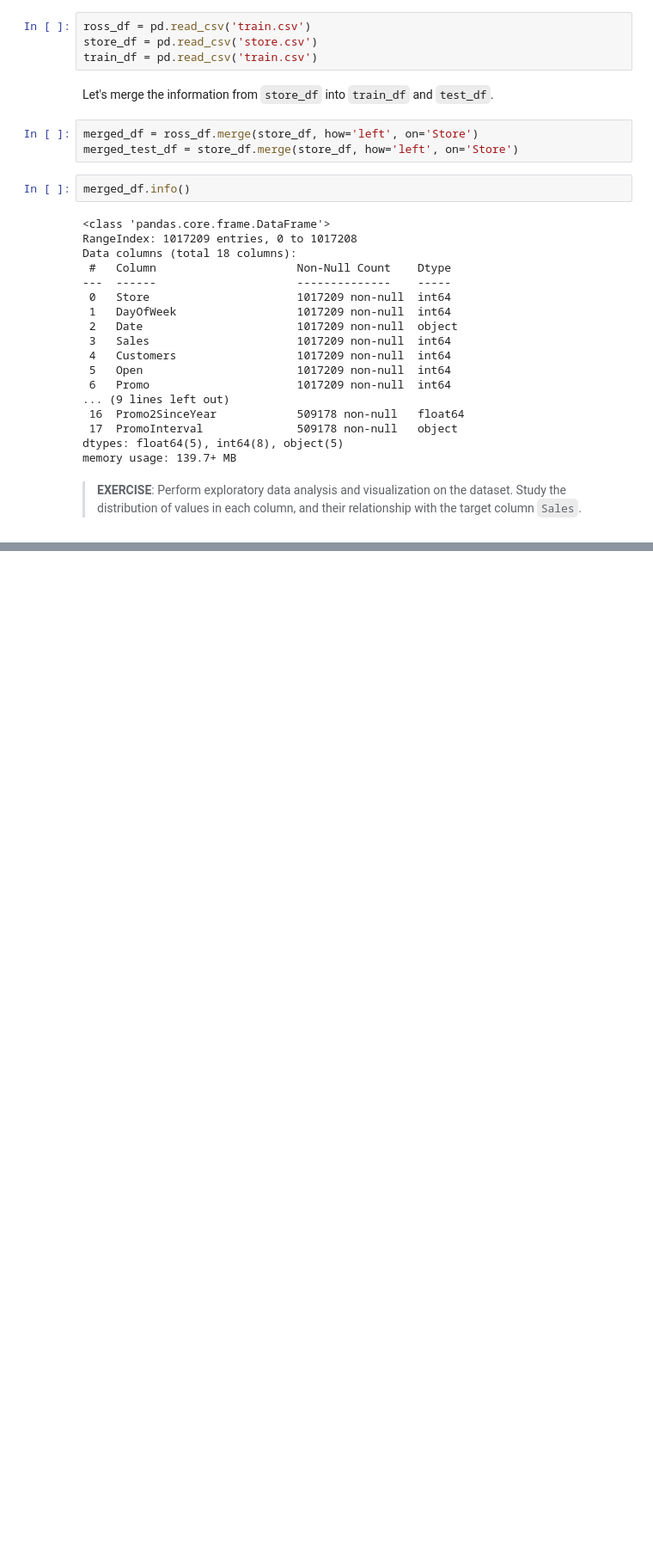
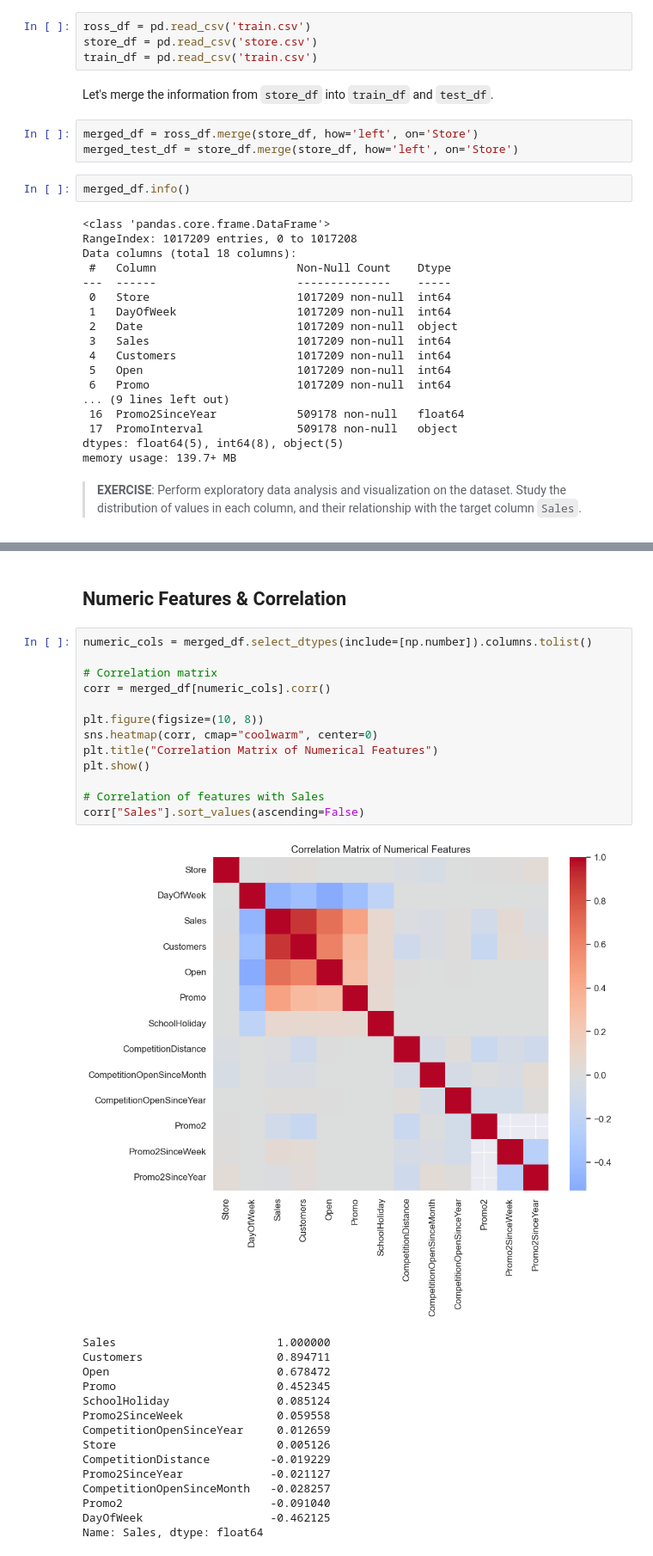
Before and after one commit to baldzhiyski/data-science-machine-learning-training, a Jupyter notebook: scikit-learn-course/gradient-boosting-machines/gradient-boosting.ipynb, the cells around one changed output, grey strips where cells are left out. Shown at 86% size. Cells and saved outputs as stored; diff of their text form; blank space fills up the shorter version.

```diff
--- a/scikit-learn-course/gradient-boosting-machines/gradient-boosting.ipynb
+++ b/scikit-learn-course/gradient-boosting-machines/gradient-boosting.ipynb
@@ -59,0 +175,31 @@ memory usage: 139.7+ MB
+# %% [markdown]
+## Numeric Features & Correlation
+# %%
+numeric_cols = merged_df.select_dtypes(include=[np.number]).columns.tolist()
+
+# Correlation matrix
+corr = merged_df[numeric_cols].corr()
+
+plt.figure(figsize=(10, 8))
+sns.heatmap(corr, cmap="coolwarm", center=0)
+plt.title("Correlation Matrix of Numerical Features")
+plt.show()
+
+# Correlation of features with Sales
+corr["Sales"].sort_values(ascending=False)
+# %% [output]
+[figure, added]
+Sales                        1.000000
+Customers                    0.894711
+Open                         0.678472
+Promo                        0.452345
+SchoolHoliday                0.085124
+Promo2SinceWeek              0.059558
+CompetitionOpenSinceYear     0.012659
+Store                        0.005126
+CompetitionDistance         -0.019229
+Promo2SinceYear             -0.021127
+CompetitionOpenSinceMonth   -0.028257
+Promo2                      -0.091040
+DayOfWeek                   -0.462125
+Name: Sales, dtype: float64
```
Also changed, not shown: parts of 25 cells of this notebook.
